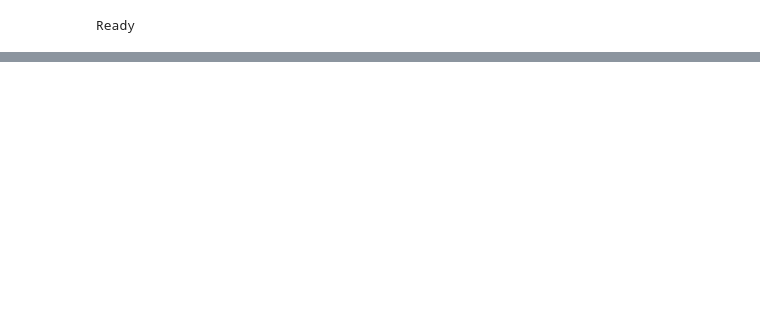
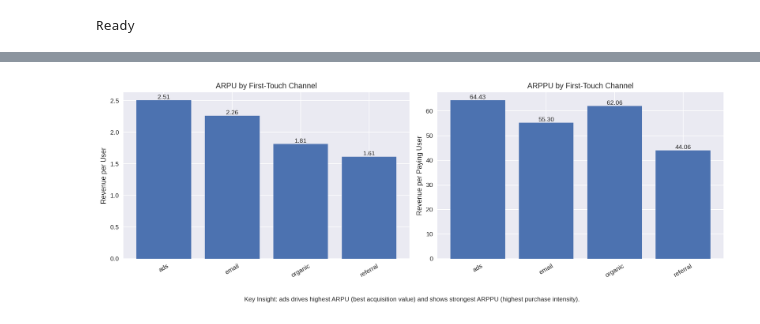
Before and after one commit to rtagirov/product-funnel-analysis, a Jupyter notebook: product_funnel_analysis.ipynb, the cells around one changed output, grey strips where cells are left out. Saved outputs shown, nothing was run; the diff lists cells and outputs as text; code cells hidden in the pictures; blank space fills up the shorter version.

```diff
--- a/product_funnel_analysis.ipynb
+++ b/product_funnel_analysis.ipynb
@@ -237,0 +703,42 @@ conversion_by_source[
+# %%
+# ---------------------------
+# Visualization: Side-by-side panels
+# ---------------------------
+fig, axes = plt.subplots(1, 2, figsize=(14, 5))
+
+# ---- Panel 1: ARPU ----
+axes[0].bar(summary.index, summary["ARPU"])
+axes[0].set_title("ARPU by First-Touch Channel")
+axes[0].set_ylabel("Revenue per User")
+axes[0].tick_params(axis='x', rotation=30)
+
+for i, v in enumerate(summary["ARPU"]):
+    axes[0].text(i, v, f"{v:.2f}", ha="center", va="bottom")
+
+# ---- Panel 2: ARPPU ----
+axes[1].bar(summary.index, summary["ARPPU"])
+axes[1].set_title("ARPPU by First-Touch Channel")
+axes[1].set_ylabel("Revenue per Paying User")
+axes[1].tick_params(axis='x', rotation=30)
+
+for i, v in enumerate(summary["ARPPU"]):
+    axes[1].text(i, v, f"{v:.2f}", ha="center", va="bottom")
+
+plt.tight_layout(rect=[0, 0.08, 1, 1])
+
+# ---- Key Insight (compact version for portfolio) ----
+best_arpu_channel = summary["ARPU"].idxmax()
+best_arppu_channel = summary["ARPPU"].idxmax()
+
+fig.text(
+    0.5,
+    0.01,
+    f"Key Insight: ads drives highest ARPU (best acquisition value) "
+    f"and shows strongest ARPPU (highest purchase intensity).",
+    ha="center",
+    fontsize=10
+)
+
+plt.show()
+# %% [output]
+[figure, added]
```
Also changed, not shown: parts of 25 cells of this notebook, 1 other file.
